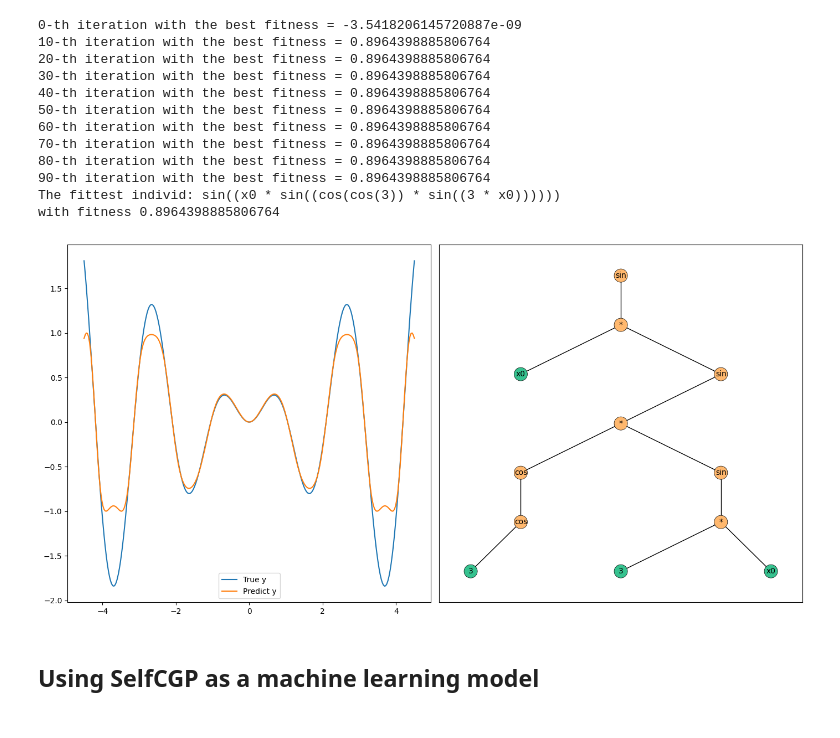
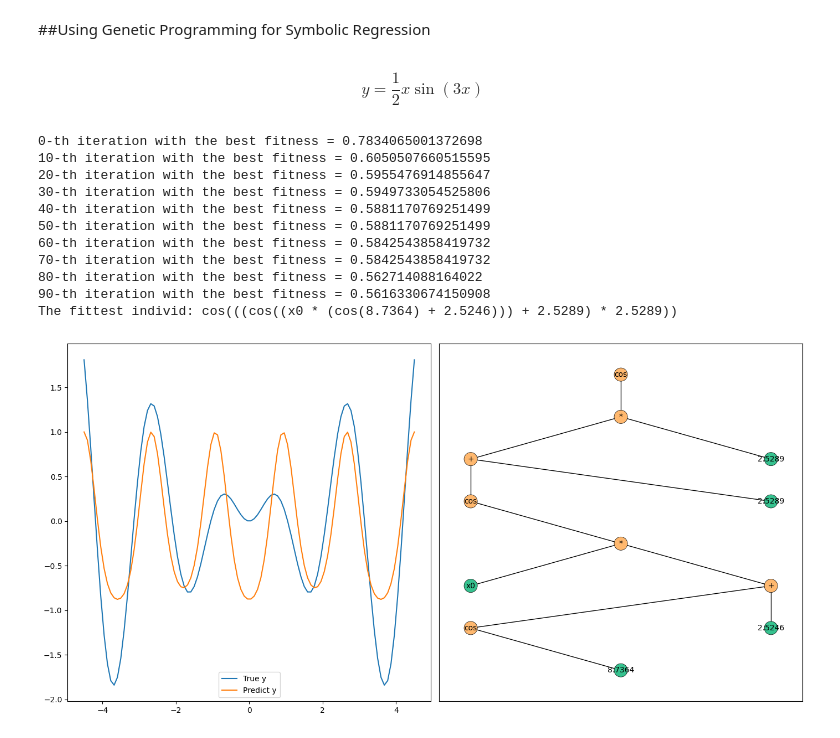
Before and after one commit to sherstpasha/thefittest-notebooks, a Jupyter notebook: genetic_programming_symbolic_regression_problem.ipynb, the cells around one changed output. Cells and saved outputs as stored; diff of their text form; code cells hidden in the pictures.

```diff
--- a/genetic_programming_symbolic_regression_problem.ipynb
+++ b/genetic_programming_symbolic_regression_problem.ipynb
@@ -212,0 +11,4 @@ with fitness 0.4371124122527472
+# %% [markdown]
+##Using Genetic Programming for Symbolic Regression
+# %% [markdown]
+$$y = \frac{1}{2} x \sin(3 x)$$
@@ -213,56 +21,50 @@ with fitness 0.4371124122527472
 # %%
-from thefittest.regressors import SymbolicRegressionGP
+import matplotlib.pyplot as plt
+
+from thefittest.regressors import GeneticProgrammingRegressor
+from thefittest.optimizers import PDPGP
+
+n_dimension = 2
+left_border = -4.5
+right_border = 4.5
+sample_size = 100
 
 
-def problem(x):
-    return np.sin(x[:,0]*3)*x[:,0]*0.5
+X = np.array([np.linspace(left_border, right_border, sample_size)
+              for _ in range(n_dimension)]).T
+y = problem(X)
 
-
-function = problem
-y = function(X)
-
-
-model = SymbolicRegressionGP(iters=number_of_iterations,
-                             pop_size=population_size,
-                             optimizer=GeneticProgramming,
-                             optimizer_args={"crossover": "gp_standart",
-                                             "keep_history": True,
-                                             "show_progress_each": 10,
-                                             "elitism": False})
+model = GeneticProgrammingRegressor(n_iter=100,
+                                    pop_size=1000,
+                                    optimizer=PDPGP,
+                                    optimizer_args={"show_progress_each": 10})
 
 model.fit(X, y)
-
 predict = model.predict(X)
 
-fittest = model.get_optimizers().get_fittest()
-stats = model.get_optimizers().get_stats()
-
-print('The fittest individ:', fittest['phenotype'])
-print('with fitness', fittest['fitness'])
+tree = model.get_tree()
+print('The fittest individ:', tree)
 
 fig, ax = plt.subplots(figsize=(14, 7), ncols=2, nrows=1)
 
 ax[0].plot(X[:,0], y, label = "True y")
 ax[0].plot(X[:,0], predict, label = "Predict y")
 ax[0].legend()
 
-print_tree(tree=fittest['phenotype'], ax=ax[1])
+tree.plot(ax=ax[1])
 
 plt.tight_layout()
 plt.show()
 # %% [output]
-0-th iteration with the best fitness = -3.5418206145720887e-09
-10-th iteration with the best fitness = 0.8964398885806764
-20-th iteration with the best fitness = 0.8964398885806764
-30-th iteration with the best fitness = 0.8964398885806764
-40-th iteration with the best fitness = 0.8964398885806764
-50-th iteration with the best fitness = 0.8964398885806764
-60-th iteration with the best fitness = 0.8964398885806764
-70-th iteration with the best fitness = 0.8964398885806764
-80-th iteration with the best fitness = 0.8964398885806764
-90-th iteration with the best fitness = 0.8964398885806764
-The fittest individ: sin((x0 * sin((cos(cos(3)) * sin((3 * x0))))))
-with fitness 0.8964398885806764
+0-th iteration with the best fitness = 0.7834065001372698
+10-th iteration with the best fitness = 0.6050507660515595
+20-th iteration with the best fitness = 0.5955476914855647
+30-th iteration with the best fitness = 0.5949733054525806
+40-th iteration with the best fitness = 0.5881170769251499
+50-th iteration with the best fitness = 0.5881170769251499
+60-th iteration with the best fitness = 0.5842543858419732
+70-th iteration with the best fitness = 0.5842543858419732
+80-th iteration with the best fitness = 0.562714088164022
+90-th iteration with the best fitness = 0.5616330674150908
+The fittest individ: cos(((cos((x0 * (cos(8.7364) + 2.5246))) + 2.5289) * 2.5289))
-[figure, old version]
+[figure, new version]
-# %% [markdown]
-## Using SelfCGP as a machine learning model
```
Also changed, not shown: parts of 8 cells of this notebook, 4 other files.
